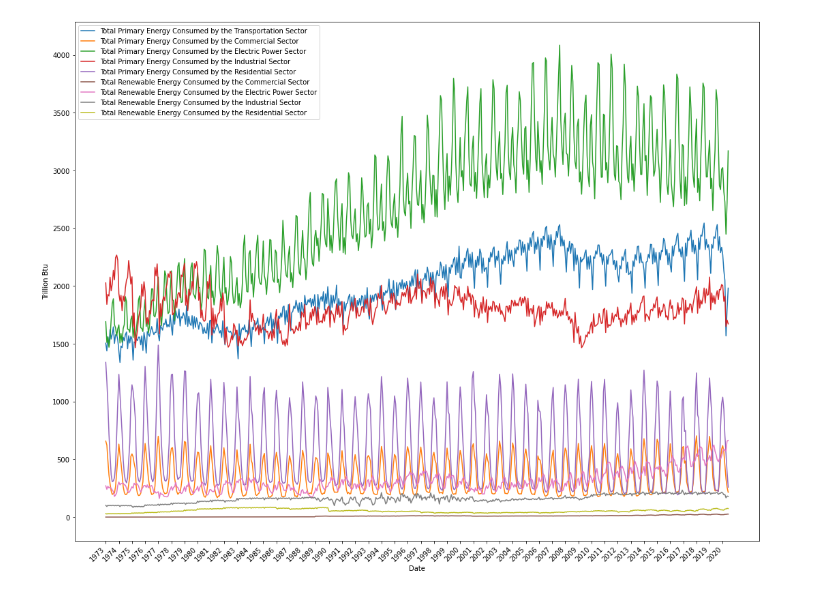
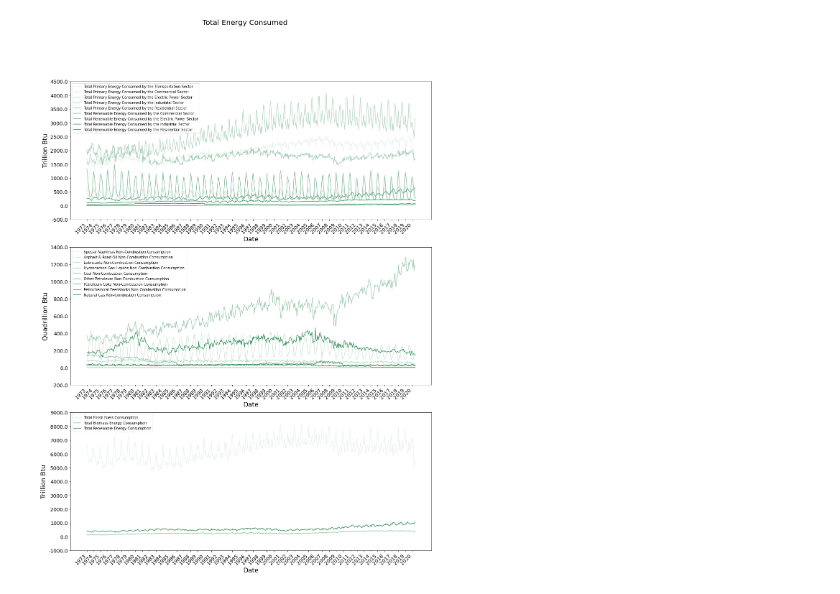
Before and after one commit to john-grando/eia-data-analysis, a Jupyter notebook: app/Notebooks/total_energy.ipynb, the cells around one changed output. Drawn from its saved outputs; the diff is of its cells as text; code cells hidden in the pictures.

Commit message:
refactored plotting graphics to be scalable.  changed read and write format to parquet for optimization

```diff
--- a/app/Notebooks/total_energy.ipynb
+++ b/app/Notebooks/total_energy.ipynb
@@ -92,17 +33,0 @@ dtype: object
-# %%
-fig, ax = plt.subplots(figsize=(18,14))
-fig = sns.lineplot(
-    data = total_energy_reduced_df,
-    x = total_energy_reduced_df["date"],
-    y = "value",
-    hue = [re.match(r'^[^,]+', i).group(0) for i in total_energy_reduced_df["name"]],
-    ci = None,
-    ax = ax
-)
-ax.set(xlabel = "Date", ylabel = ", ".join(list({j for i, j in metrics_s})))
-ax.set_xticks(total_energy_reduced_df["date"].dt.strftime("%Y").sort_values().unique().tolist())
-ax.set_xticklabels(
-    labels=total_energy_reduced_df["date"].dt.strftime("%Y").sort_values().unique().tolist(),
-    rotation=45, ha='right');
-# %% [output]
-[figure, removed]
@@ -108,0 +74,55 @@ ax.set_xticklabels(
+# %%
+#individual consumption "^(?=Total)(?!Total Primary).*(?=Consumption$)"
+#total consumption "^(?!Total).*(?=Consumption$)"
+plot_input_l = []
+for c_rgx, u_rgx in (
+    ["Total (Primary|Renewable) Energy Consumed by the", "Btu"],
+    ["^(?!Total).*(?=Consumption$)", "Quadrillion Btu"],
+    ["^(?=Total)(?!Total Primary).*(?=Consumption$)", "Trillion Btu"]):
+    plot_d = get_categories(
+        in_df = total_energy_df,
+        category_rgx = c_rgx,
+        unit_rgx = u_rgx)
+    plot_d['date_col'] = 'date'
+    plot_d['date_fmt'] = "%Y"
+    plot_d['palette'] = sns.light_palette(
+            "seagreen",
+            n_colors=len(set(plot_d['groups'])))
+    plot_input_l.append(plot_d)
+
+font_scale = 1
+
+
+fig, axs = plt.subplots(len(plot_input_l), 1, figsize=(18,24))
+
+for ax, p_d in zip(axs, plot_input_l):
+    ax = sns.lineplot(
+        data = p_d["df"],
+        x = p_d["df"][p_d["date_col"]],
+        y = p_d["df"][p_d["data_col"]],
+        hue = p_d["groups"],
+        ci = None,
+        palette = p_d["palette"],
+        ax = ax
+    )
+    ax.set_xlabel(
+        "Date",
+        fontsize = 18 * font_scale)
+    ax.set_ylabel(
+        ", ".join(list({j for i, j in p_d['metrics_s']})),
+        fontsize = 18 * font_scale)
+    ax.set_xticks(p_d['df'][p_d["date_col"]].dt.strftime(p_d["date_fmt"]).sort_values().unique().tolist())
+    ax.set_xticklabels(
+        labels=p_d['df'][p_d["date_col"]].dt.strftime(p_d["date_fmt"]).sort_values().unique().tolist(),
+        rotation=45,
+        ha='right',
+        fontsize = 14 * font_scale)
+    ax.set_yticks(ax.get_yticks())
+    ax.set_yticklabels(
+        labels = ax.get_yticks(),
+        fontsize = 14 * font_scale)
+
+
+fig.suptitle("Total Energy Consumed", fontsize = 20 * font_scale);
+# %% [output]
+[figure, added]
```
Also changed, not shown: parts of 5 cells of this notebook, 5 other files.
